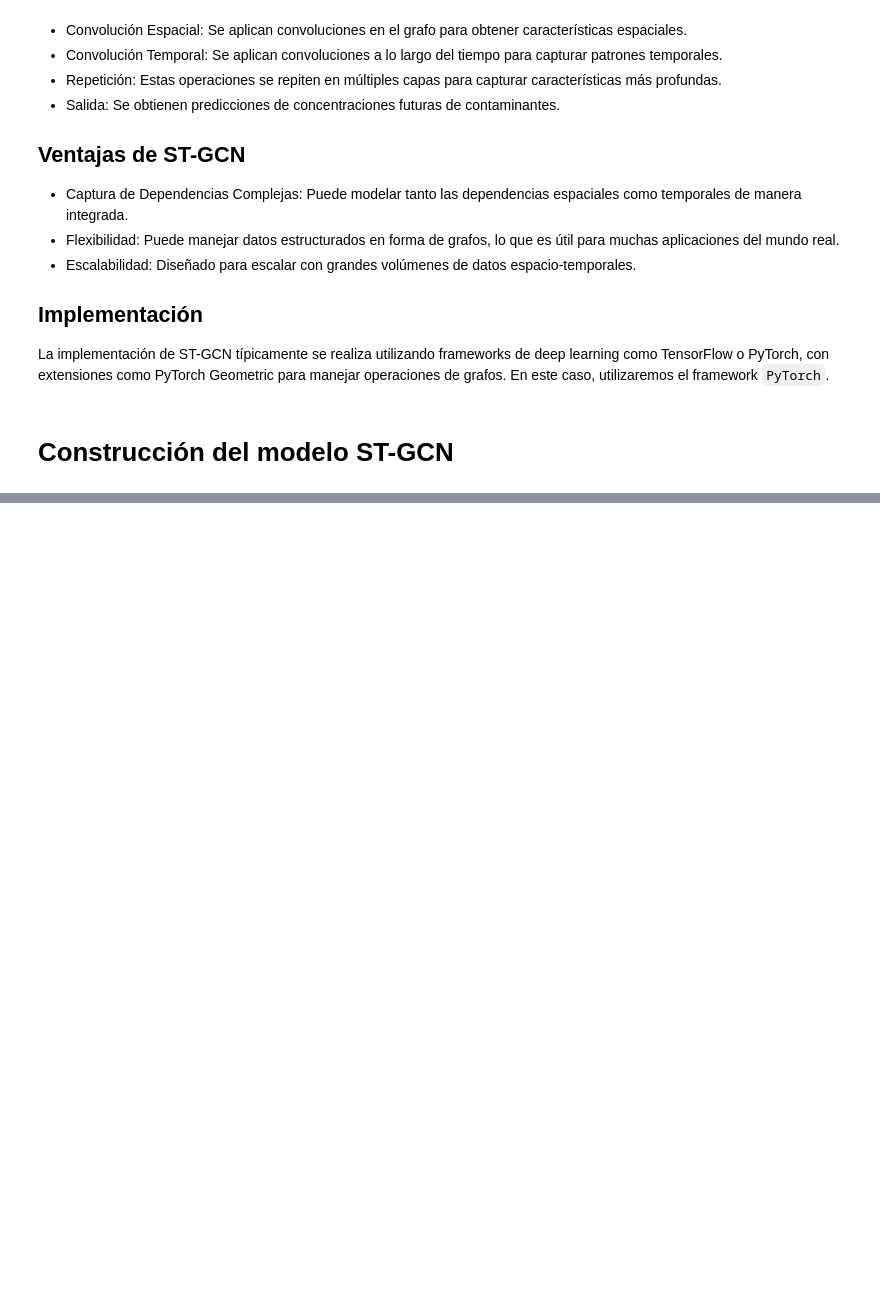
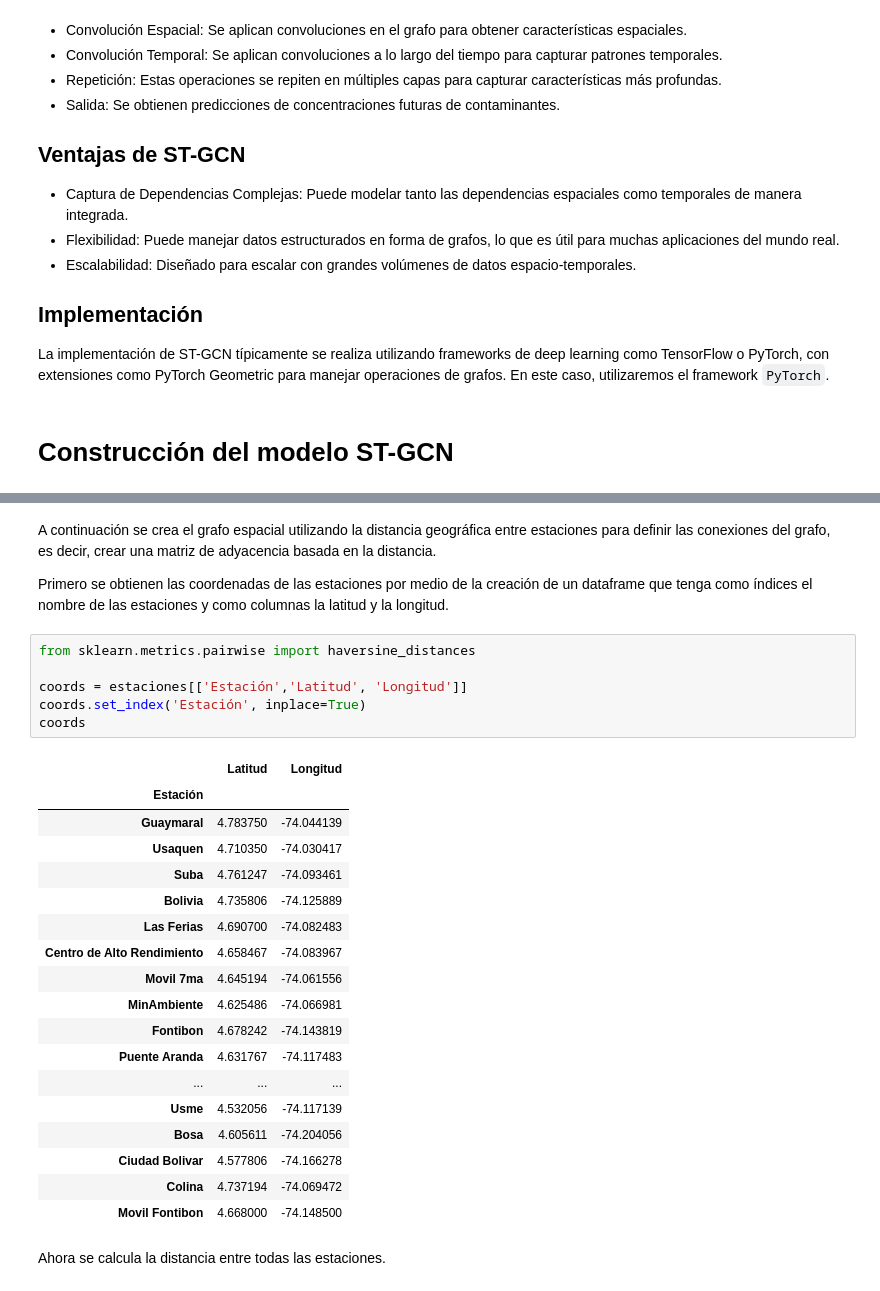
Before and after one commit to Gersonyeye/IAV2-55-final-project, a Jupyter notebook: notebooks/main.ipynb, the cells around one changed output, grey strips where cells are left out. Cells and saved outputs as stored; diff of their text form; blank space fills up the shorter version.

```diff
--- a/notebooks/main.ipynb
+++ b/notebooks/main.ipynb
@@ -686,0 +712,31 @@ La implementación de ST-GCN típicamente se realiza utilizando frameworks de de
+# %% [markdown]
+A continuación se crea el grafo espacial utilizando la distancia geográfica entre estaciones para definir las conexiones del grafo, es decir, crear una matriz de adyacencia basada en la distancia.
+
+Primero se obtienen las coordenadas de las estaciones por medio de la creación de un dataframe que tenga como índices el nombre de las estaciones y como columnas la latitud y la longitud.
+# %%
+from sklearn.metrics.pairwise import haversine_distances
+
+coords = estaciones[['Estación','Latitud', 'Longitud']]
+coords.set_index('Estación', inplace=True)
+coords
+# %% [output]
+|  | Latitud | Longitud |
+| Estación |  |  |
+| Guaymaral | 4.783750 | -74.044139 |
+| Usaquen | 4.710350 | -74.030417 |
+| Suba | 4.761247 | -74.093461 |
+| Bolivia | 4.735806 | -74.125889 |
+| Las Ferias | 4.690700 | -74.082483 |
+| Centro de Alto Rendimiento | 4.658467 | -74.083967 |
+| Movil 7ma | 4.645194 | -74.061556 |
+| MinAmbiente | 4.625486 | -74.066981 |
+| Fontibon | 4.678242 | -74.143819 |
+| Puente Aranda | 4.631767 | -74.117483 |
+| ... | ... | ... |
+| Usme | 4.532056 | -74.117139 |
+| Bosa | 4.605611 | -74.204056 |
+| Ciudad Bolivar | 4.577806 | -74.166278 |
+| Colina | 4.737194 | -74.069472 |
+| Movil Fontibon | 4.668000 | -74.148500 |
+# %% [markdown]
+Ahora se calcula la distancia entre todas las estaciones.
```
Also changed, not shown: parts of 8 cells of this notebook.
